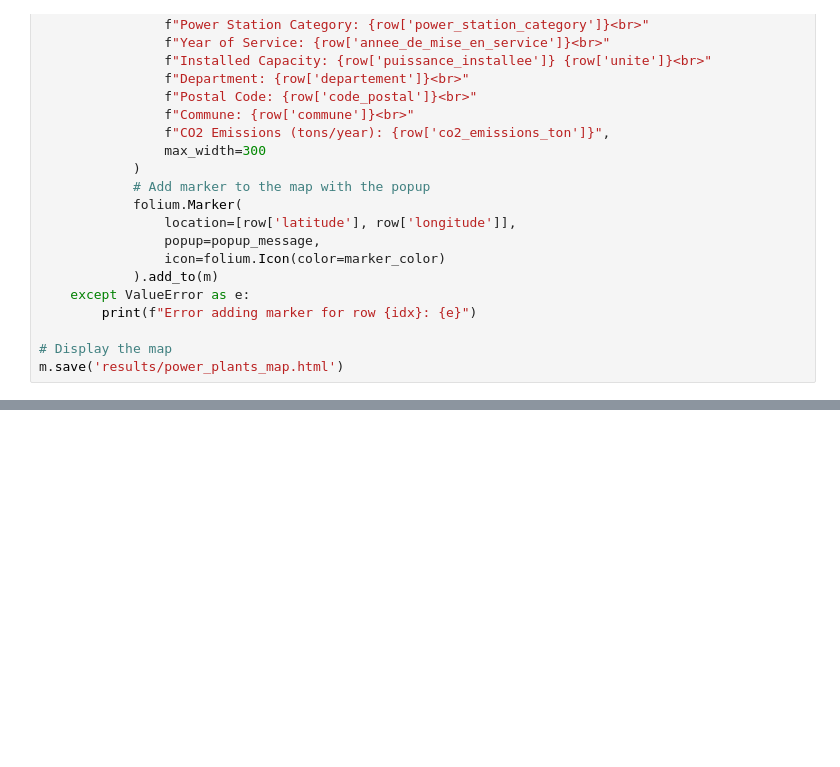
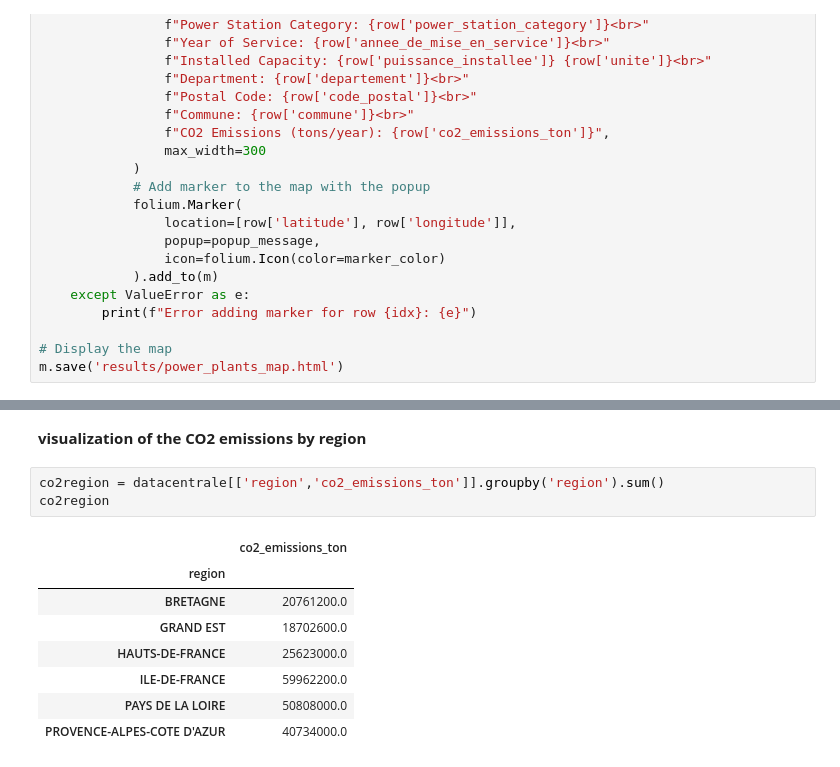
Before and after one commit to Mcrash01/GreenAI, a Jupyter notebook: Centralanalyse.ipynb, the cells around one changed output, grey strips where cells are left out. Saved outputs shown, nothing was run; the diff lists cells and outputs as text; blank space fills up the shorter version.

```diff
--- a/Centralanalyse.ipynb
+++ b/Centralanalyse.ipynb
@@ -175,0 +204,14 @@ m.save('results/power_plants_map.html')
+# %% [markdown]
+**visualization of the CO2 emissions by region**
+# %%
+co2region = datacentrale[['region','co2_emissions_ton']].groupby('region').sum()
+co2region
+# %% [output]
+|  | co2_emissions_ton |
+| region |  |
+| BRETAGNE | 20761200.0 |
+| GRAND EST | 18702600.0 |
+| HAUTS-DE-FRANCE | 25623000.0 |
+| ILE-DE-FRANCE | 59962200.0 |
+| PAYS DE LA LOIRE | 50808000.0 |
+| PROVENCE-ALPES-COTE D'AZUR | 40734000.0 |
```
Also changed, not shown: parts of 9 cells of this notebook, 1 other file.
